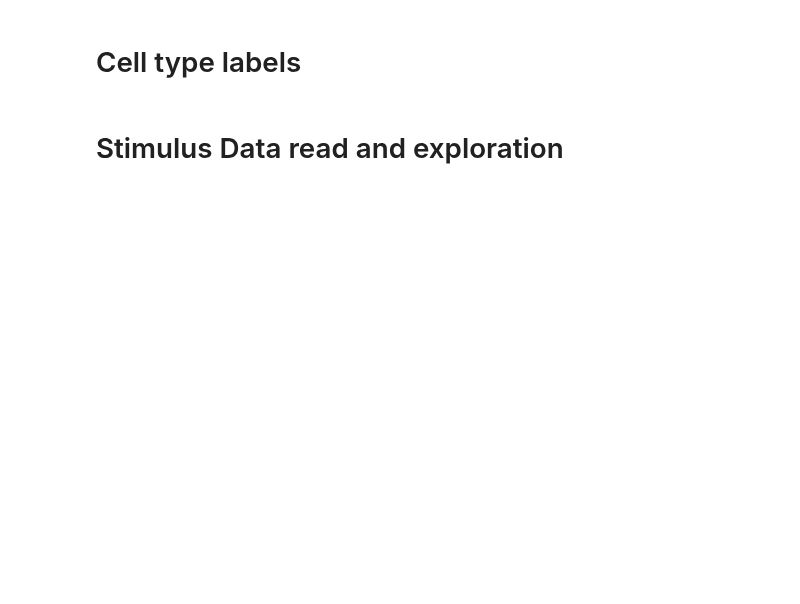
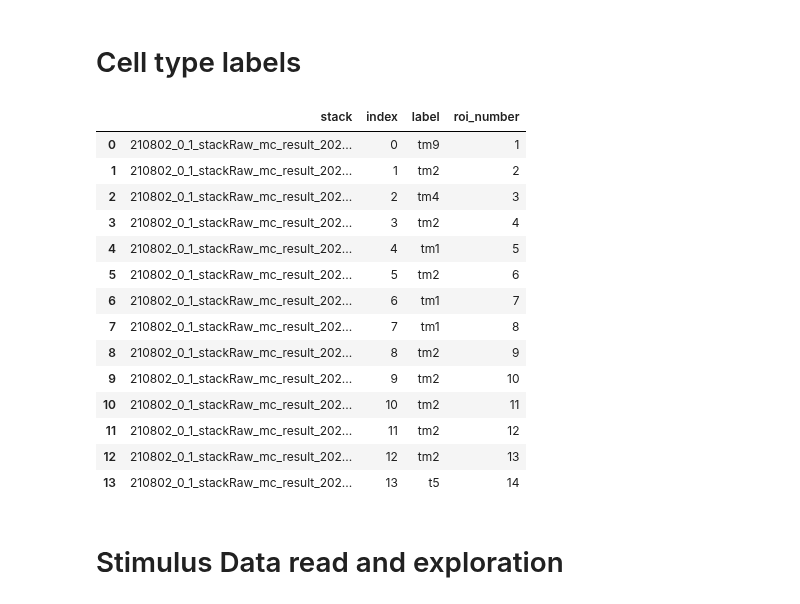
Before and after one commit to laurenneal/capstone-visual-neuroscience, a Jupyter notebook: get_results_and_features_stack_by_stack.ipynb, the cells around one changed output. Saved outputs shown, nothing was run; the diff lists cells and outputs as text; code cells hidden in the pictures; blank space fills up the shorter version.

```diff
--- a/get_results_and_features_stack_by_stack.ipynb
+++ b/get_results_and_features_stack_by_stack.ipynb
@@ -158,10 +166,26 @@ spatial_matrices[0].shape
 # %%
 import pandas as pd
 
-label_csv = pd.read_csv('/content/drive/MyDrive/DS6011_Capstone_VisualNeuroscience/Seeded_CNMF/Results/' + date_fly + 'label' + movie_info + '_.csv')
+label_csv = pd.read_csv('/content/drive/MyDrive/DS6011_Capstone_VisualNeuroscience/Seeded_CNMF/Results/' + date_fly + '_label' + movie_info + '_.csv')
 #Add a column that converts the index (0-index) to the roi number (1-index)
 label_csv['roi_number'] = label_csv['index'] + 1
 label_csv
+# %% [output]
+|  | stack | index | label | roi_number |
+| 0 | 210802_0_1_stackRaw_mc_result_202... | 0 | tm9 | 1 |
+| 1 | 210802_0_1_stackRaw_mc_result_202... | 1 | tm2 | 2 |
+| 2 | 210802_0_1_stackRaw_mc_result_202... | 2 | tm4 | 3 |
+| 3 | 210802_0_1_stackRaw_mc_result_202... | 3 | tm2 | 4 |
+| 4 | 210802_0_1_stackRaw_mc_result_202... | 4 | tm1 | 5 |
+| 5 | 210802_0_1_stackRaw_mc_result_202... | 5 | tm2 | 6 |
+| 6 | 210802_0_1_stackRaw_mc_result_202... | 6 | tm1 | 7 |
+| 7 | 210802_0_1_stackRaw_mc_result_202... | 7 | tm1 | 8 |
+| 8 | 210802_0_1_stackRaw_mc_result_202... | 8 | tm2 | 9 |
+| 9 | 210802_0_1_stackRaw_mc_result_202... | 9 | tm2 | 10 |
+| 10 | 210802_0_1_stackRaw_mc_result_202... | 10 | tm2 | 11 |
+| 11 | 210802_0_1_stackRaw_mc_result_202... | 11 | tm2 | 12 |
+| 12 | 210802_0_1_stackRaw_mc_result_202... | 12 | tm2 | 13 |
+| 13 | 210802_0_1_stackRaw_mc_result_202... | 13 | t5 | 14 |
 # %% [markdown]
 # Stimulus Data read and exploration
 # %%
```
Also changed, not shown: parts of 23 cells of this notebook.
